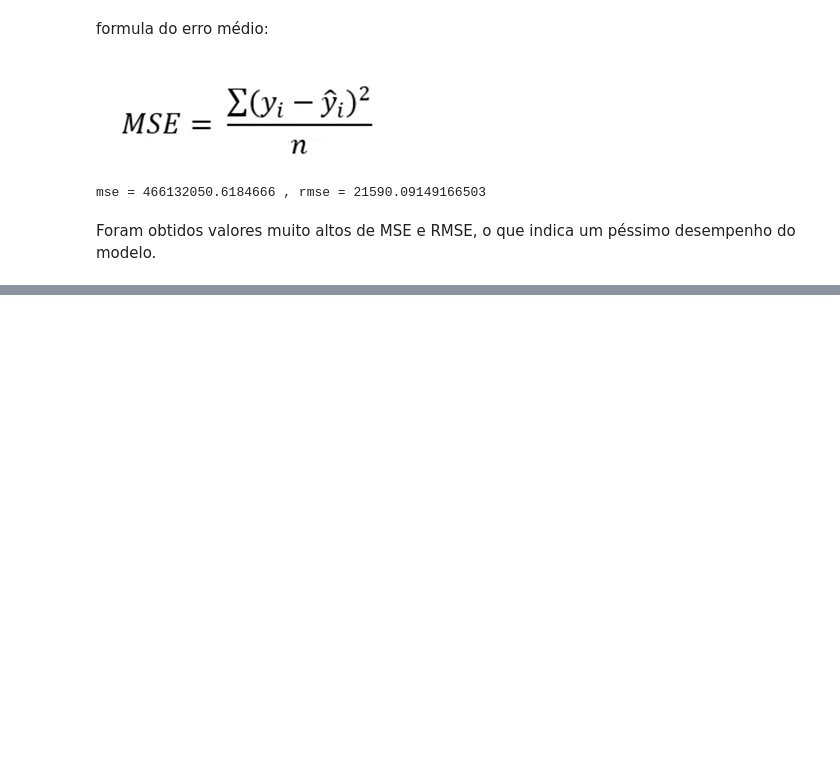
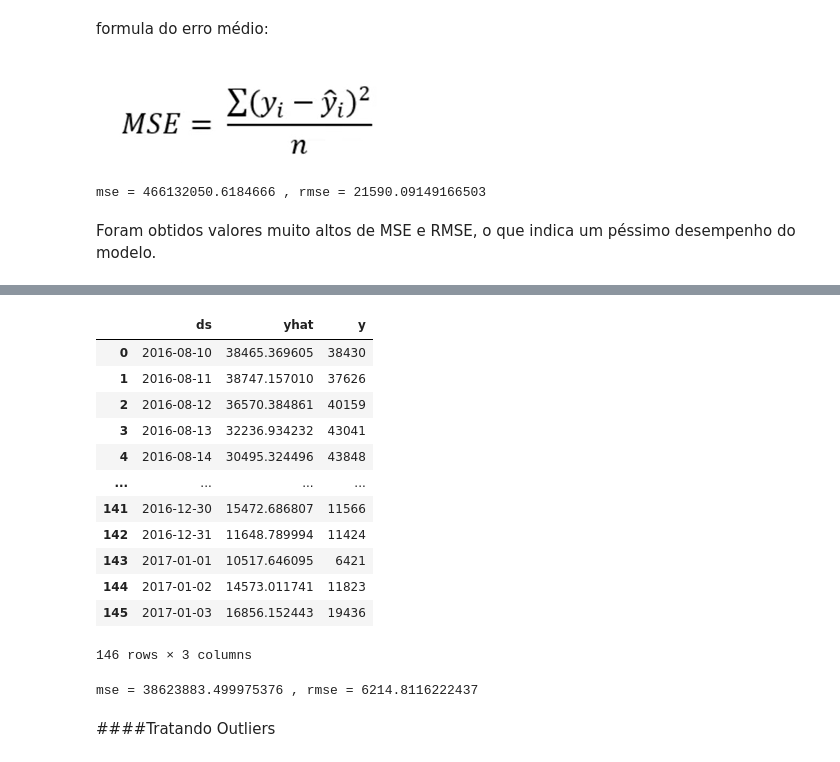
Before and after one commit to cauancalmeida/Data_Science_studies, a Jupyter notebook: Analisando_e_Prevendo_series_temporais.ipynb, the cells around one changed output, grey strips where cells are left out. Saved outputs shown, nothing was run; the diff lists cells and outputs as text; code cells hidden in the pictures; blank space fills up the shorter version.

```diff
--- a/Analisando_e_Prevendo_series_temporais.ipynb
+++ b/Analisando_e_Prevendo_series_temporais.ipynb
@@ -769,0 +879,26 @@ Foram obtidos valores muito altos de MSE e RMSE, o que indica um péssimo desemp
+# %%
+df_previsao = previsao[['ds','yhat']]
+df_comparacao = pd.merge(df_previsao,df_teste,on='ds',how='inner')
+df_comparacao
+# %% [output]
+|  | ds | yhat | y |
+| 0 | 2016-08-10 | 38465.369605 | 38430 |
+| 1 | 2016-08-11 | 38747.157010 | 37626 |
+| 2 | 2016-08-12 | 36570.384861 | 40159 |
+| 3 | 2016-08-13 | 32236.934232 | 43041 |
+| 4 | 2016-08-14 | 30495.324496 | 43848 |
+| ... | ... | ... | ... |
+| 141 | 2016-12-30 | 15472.686807 | 11566 |
+| 142 | 2016-12-31 | 11648.789994 | 11424 |
+| 143 | 2017-01-01 | 10517.646095 | 6421 |
+| 144 | 2017-01-02 | 14573.011741 | 11823 |
+| 145 | 2017-01-03 | 16856.152443 | 19436 |
+146 rows × 3 columns
+# %%
+mse = mean_squared_error(df_comparacao['y'], df_comparacao['yhat'])
+rmse = np.sqrt(mse)
+print(f'mse = {mse} , rmse = {rmse}')
+# %% [output]
+mse = 38623883.499975376 , rmse = 6214.8116222437
+# %% [markdown]
+####Tratando Outliers
```
Also changed, not shown: parts of 54 cells of this notebook.
